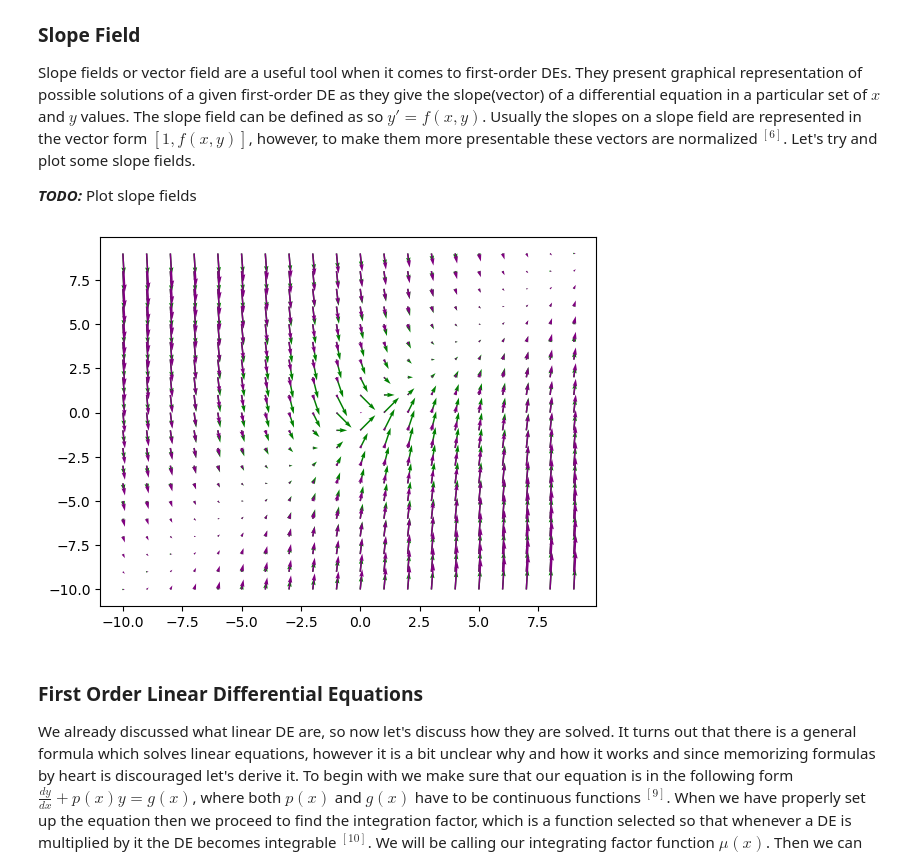
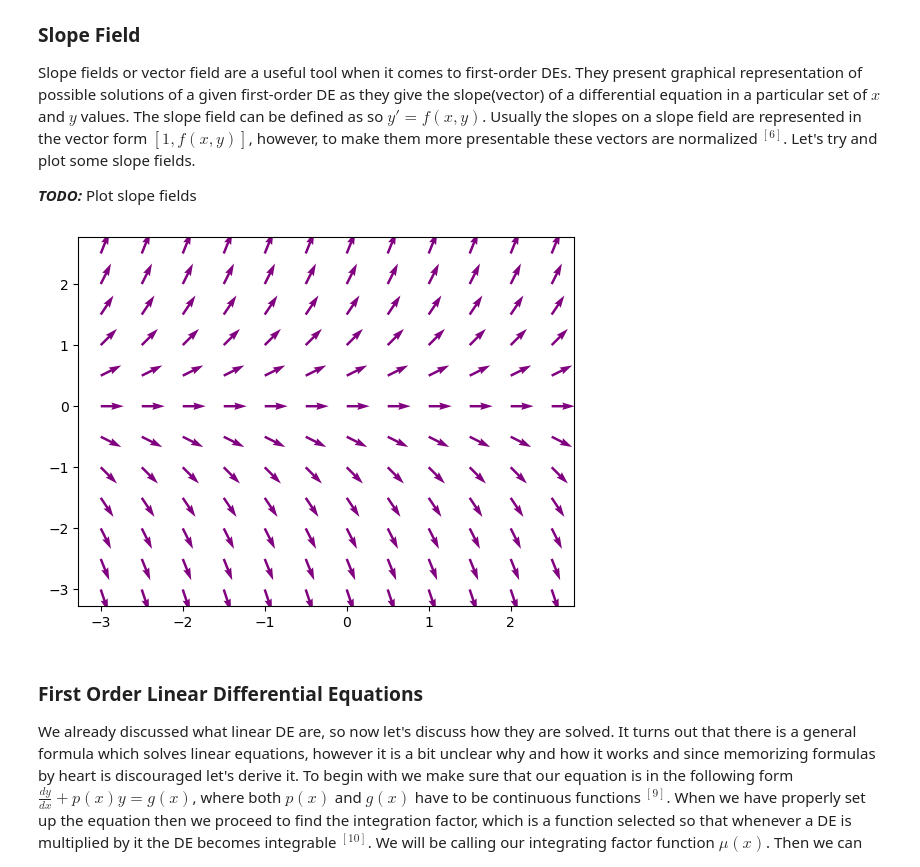
Before and after one commit to AlexanderTsoiGeorgiev/Differential-Equations, a Jupyter notebook: Differential Equations.ipynb, the cells around one changed output. Cells and saved outputs as stored; diff of their text form; code cells hidden in the pictures.

Commit message:
Added Vector Field Function

```diff
--- a/Differential Equations.ipynb
+++ b/Differential Equations.ipynb
@@ -132,24 +133,21 @@ Slope fields or vector field are a useful tool when it comes to first-order DEs.
 
 ***TODO:*** Plot slope fields
 # %%
-# Specify the grid of dots
-x = np.arange(-10,10,1)
-y = np.arange(-10,10,1)
-X, Y = np.meshgrid(x,y)
+x = np.arange(-3, 3, 0.5)
+y = np.arange(-3, 3, 0.5)
 
-# Create unit vectors at each dot with correct slope
-dy = X - Y
+X, Y = np.meshgrid(x, y)
+#dy = 5 * Y * (1-Y/1000)
+dy = Y
 dx = np.ones(dy.shape)
-norm = np.sqrt(X**2 + Y**2)
+
+norm = np.sqrt(dx**2 + dy**2)
 dyu = dy/norm
 dxu = dx/norm
-
-# Plot everything
-plt.quiver(X,Y,dxu,dyu, color='green')
-plt.quiver(X,Y,dx,dy, color='purple')
+plt.quiver(X,Y, dxu, dyu, color='purple')
 plt.show()
 # %% [output]
-[figure, old version]
+[figure, new version]
 # %% [markdown]
 ### First Order Linear Differential Equations
 We already discussed what linear DE are, so now let's discuss how they are solved. It turns out that there is a general formula which solves linear equations, however it is a bit unclear why and how it works and since memorizing formulas by heart is discouraged let's derive it. To begin with we make sure that our equation is in the following form $ \frac{dy}{dx} + p(x)y = g(x) $, where both $ p(x) $ and $ g(x) $ have to be continuous functions $^{[9]} $. When we have properly set up the equation then we proceed to find the integration factor, which is a function selected so that whenever a DE is multiplied by it the DE becomes integrable $ ^{[10]} $. We will be calling our integrating factor function $ \mu (x) $. Then we can proceed with the derivation of the general formula. First we multiply our equation by $ \mu(x) $.
```
Also changed, not shown: parts of 6 cells of this notebook.
